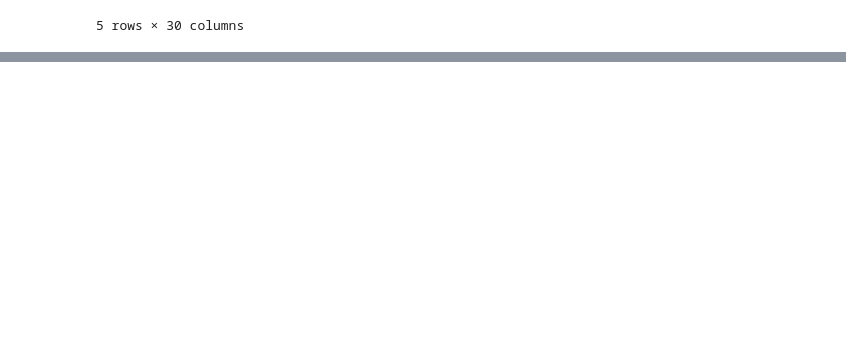
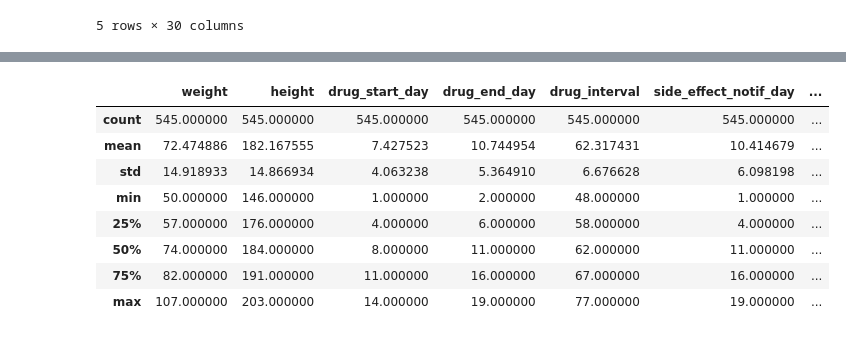
Before and after one commit to yusufmertcel/Pusula_YusufMert_Celikarslan, a Jupyter notebook: data_analysis.ipynb, the cells around one changed output, grey strips where cells are left out. Drawn from its saved outputs; the diff is of its cells as text; code cells hidden in the pictures; blank space fills up the shorter version.

```diff
--- a/data_analysis.ipynb
+++ b/data_analysis.ipynb
@@ -486,0 +463,12 @@ plt.show()
+# %%
+cluster_0.describe() # 51 - 85 yaş arası ortalama 71 yaşındaki kişiler
+# %% [output]
+|  | weight | height | drug_start_day | drug_end_day | drug_interval | side_effect_notif_day | ... |
+| count | 545.000000 | 545.000000 | 545.000000 | 545.000000 | 545.000000 | 545.000000 | ... |
+| mean | 72.474886 | 182.167555 | 7.427523 | 10.744954 | 62.317431 | 10.414679 | ... |
+| std | 14.918933 | 14.866934 | 4.063238 | 5.364910 | 6.676628 | 6.098198 | ... |
+| min | 50.000000 | 146.000000 | 1.000000 | 2.000000 | 48.000000 | 1.000000 | ... |
+| 25% | 57.000000 | 176.000000 | 4.000000 | 6.000000 | 58.000000 | 4.000000 | ... |
+| 50% | 74.000000 | 184.000000 | 8.000000 | 11.000000 | 62.000000 | 11.000000 | ... |
+| 75% | 82.000000 | 191.000000 | 11.000000 | 16.000000 | 67.000000 | 16.000000 | ... |
+| max | 107.000000 | 203.000000 | 14.000000 | 19.000000 | 77.000000 | 19.000000 | ... |
```
Also changed, not shown: parts of 9 cells of this notebook.
